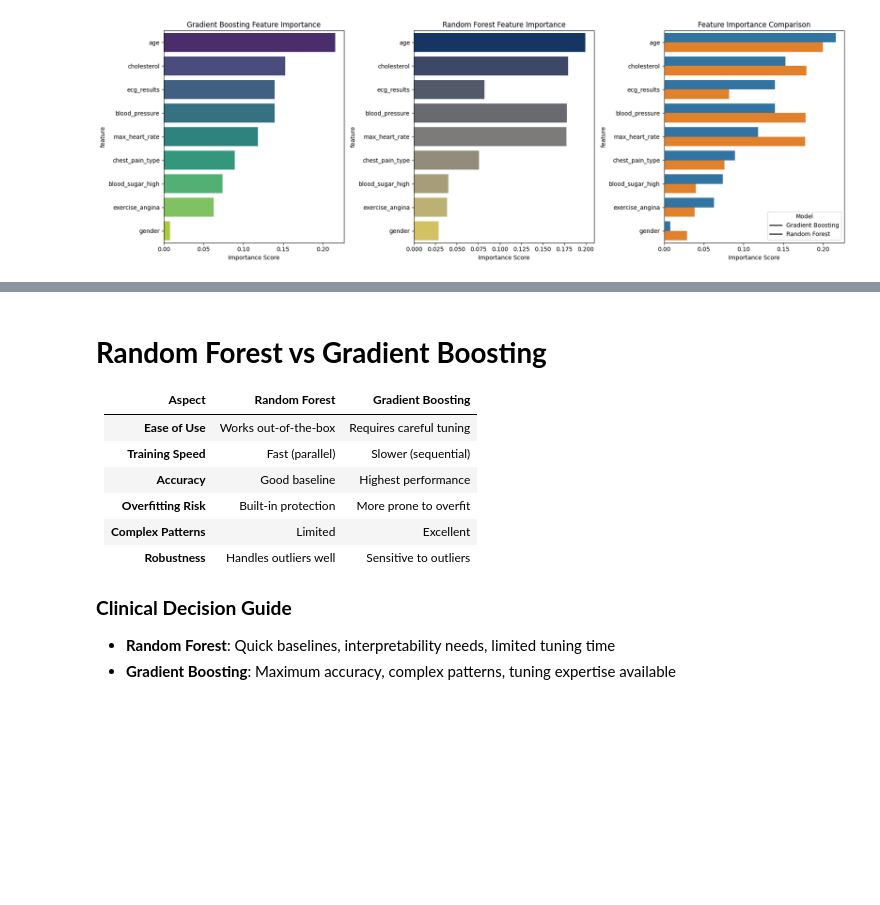
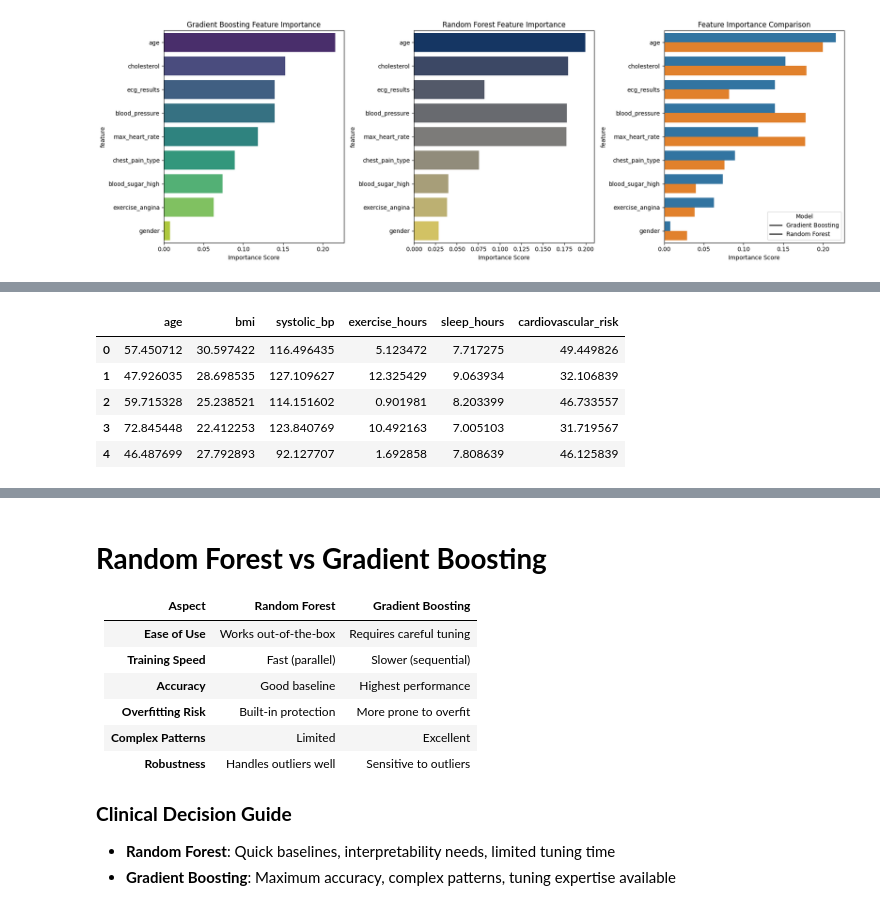
Before and after one commit to Jamoser123/PNR_Advanced_DataScience, a Jupyter notebook: 5_Decision_Trees_Random_Forest/HandsOn_Decision_Trees.ipynb, the cells around one changed output, grey strips where cells are left out. Cells and saved outputs as stored; diff of their text form; code cells hidden in the pictures; blank space fills up the shorter version.

```diff
--- a/5_Decision_Trees_Random_Forest/HandsOn_Decision_Trees.ipynb
+++ b/5_Decision_Trees_Random_Forest/HandsOn_Decision_Trees.ipynb
@@ -766,0 +791,10 @@ plt.show()
+# %%
+# display first few rows
+df.head()
+# %% [output]
+|  | age | bmi | systolic_bp | exercise_hours | sleep_hours | cardiovascular_risk |
+| 0 | 57.450712 | 30.597422 | 116.496435 | 5.123472 | 7.717275 | 49.449826 |
+| 1 | 47.926035 | 28.698535 | 127.109627 | 12.325429 | 9.063934 | 32.106839 |
+| 2 | 59.715328 | 25.238521 | 114.151602 | 0.901981 | 8.203399 | 46.733557 |
+| 3 | 72.845448 | 22.412253 | 123.840769 | 10.492163 | 7.005103 | 31.719567 |
+| 4 | 46.487699 | 27.792893 | 92.127707 | 1.692858 | 7.808639 | 46.125839 |
```
Also changed, not shown: parts of 16 cells of this notebook, 5 other files.
